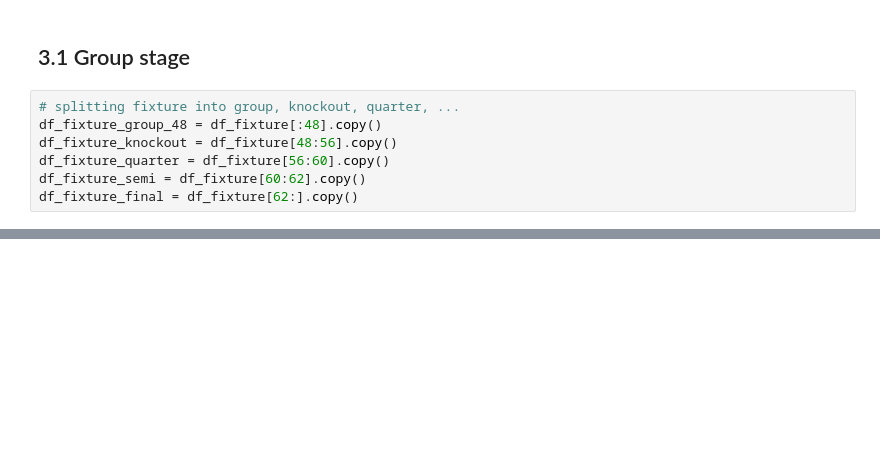
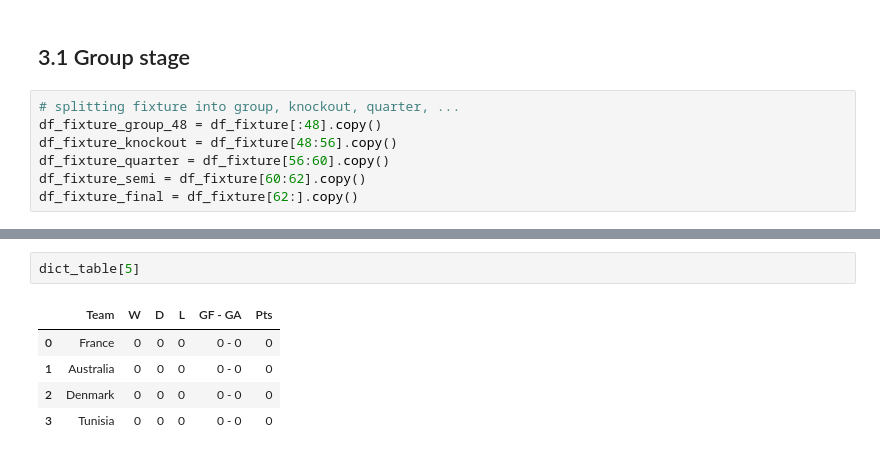
Before and after one commit to langsari/data-science-with-python-2022, a Jupyter notebook: dataset/T.kholed/football world Cup2022.ipynb, the cells around one changed output, grey strips where cells are left out. Saved outputs shown, nothing was run; the diff lists cells and outputs as text; blank space fills up the shorter version.

```diff
--- a/dataset/T.kholed/football world Cup2022.ipynb
+++ b/dataset/T.kholed/football world Cup2022.ipynb
@@ -126,0 +128,8 @@ TypeError: list indices must be integers or slices, not DataFrame
+# %%
+dict_table[5]
+# %% [output]
+|  | Team | W | D | L | GF - GA | Pts |
+| 0 | France | 0 | 0 | 0 | 0 - 0 | 0 |
+| 1 | Australia | 0 | 0 | 0 | 0 - 0 | 0 |
+| 2 | Denmark | 0 | 0 | 0 | 0 - 0 | 0 |
+| 3 | Tunisia | 0 | 0 | 0 | 0 - 0 | 0 |
```
Also changed, not shown: parts of 14 cells of this notebook.
